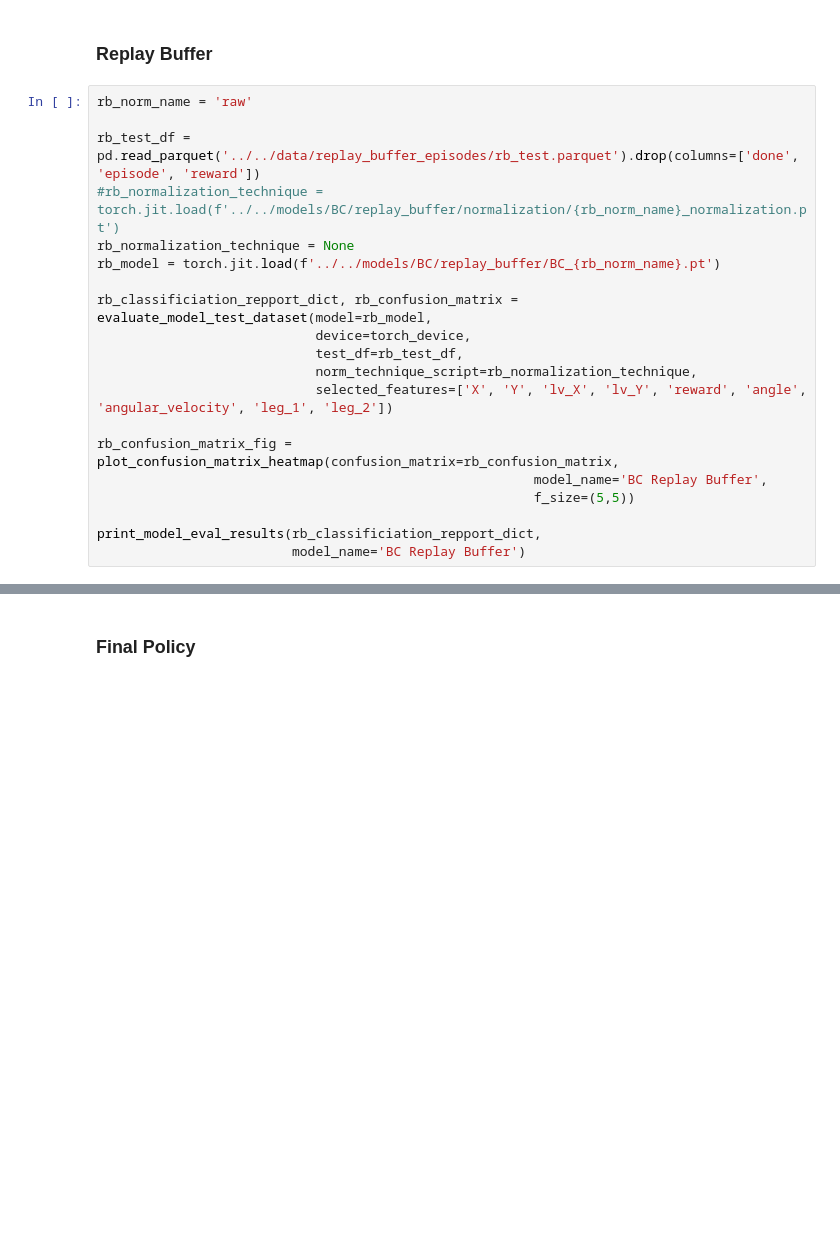
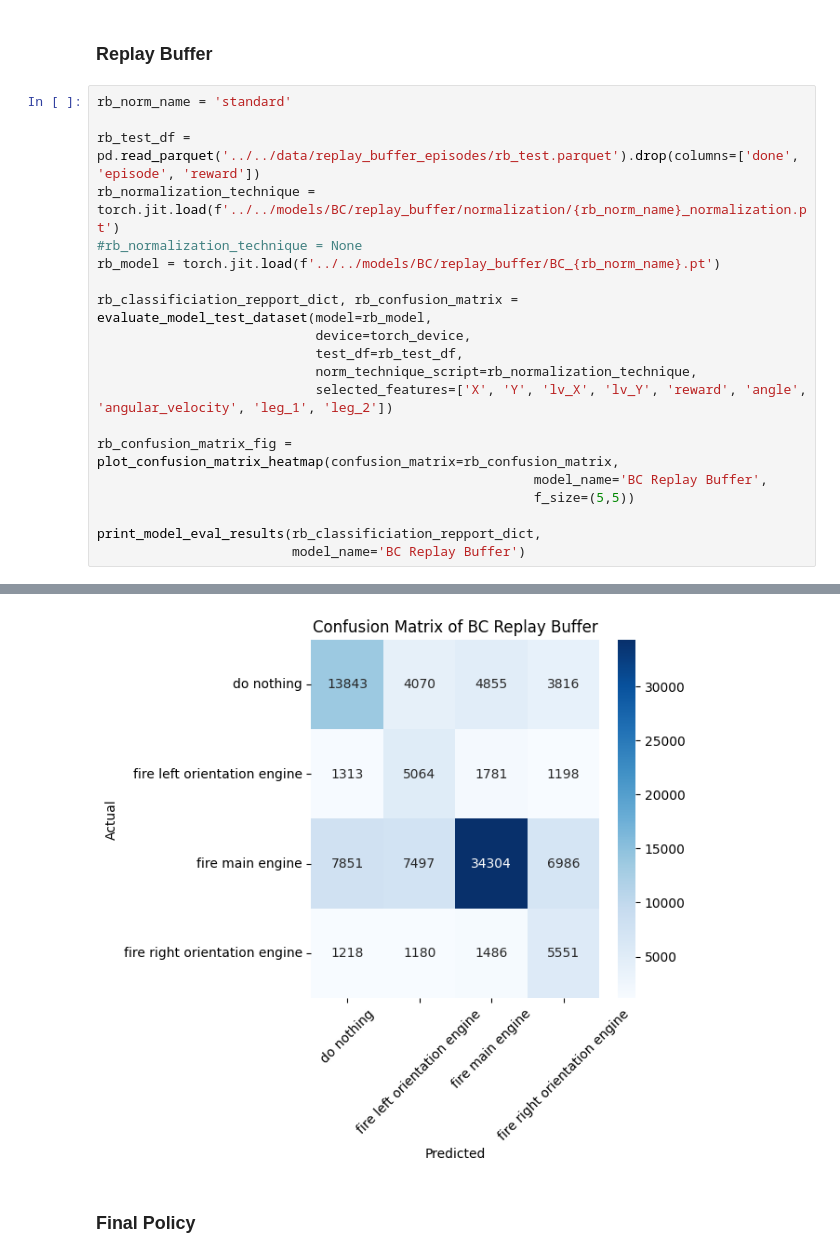
Before and after one commit to andonov16/Offline_RL_BSc_Thesis, a Jupyter notebook: notebooks/BC/BC_evaluation.ipynb, the cells around one changed output, grey strips where cells are left out. Drawn from its saved outputs; the diff is of its cells as text; blank space fills up the shorter version.

```diff
--- a/notebooks/BC/BC_evaluation.ipynb
+++ b/notebooks/BC/BC_evaluation.ipynb
@@ -28,11 +26,11 @@ KeyboardInterrupt:
 # %% [markdown]
 ### Replay Buffer
 # %%
-rb_norm_name = 'raw'
+rb_norm_name = 'standard'
 
 rb_test_df = pd.read_parquet('../../data/replay_buffer_episodes/rb_test.parquet').drop(columns=['done', 'episode', 'reward'])
-#rb_normalization_technique = torch.jit.load(f'../../models/BC/replay_buffer/normalization/{rb_norm_name}_normalization.pt')
-rb_normalization_technique = None
+rb_normalization_technique = torch.jit.load(f'../../models/BC/replay_buffer/normalization/{rb_norm_name}_normalization.pt')
+#rb_normalization_technique = None
 rb_model = torch.jit.load(f'../../models/BC/replay_buffer/BC_{rb_norm_name}.pt')
 
 rb_classificiation_repport_dict, rb_confusion_matrix = evaluate_model_test_dataset(model=rb_model,
@@ -47,3 +45,4 @@ rb_confusion_matrix_fig = plot_confusion_matrix_heatmap(confusion_matrix=rb_conf
 
 print_model_eval_results(rb_classificiation_repport_dict,
                          model_name='BC Replay Buffer')
+# %% [output]
@@ -50,3 +66,4 @@ print_model_eval_results(rb_classificiation_repport_dict,
+[figure, added]
 # %% [markdown]
 ### Final Policy
 # %%
```
Also changed, not shown: parts of 4 cells of this notebook, 7 other files.
